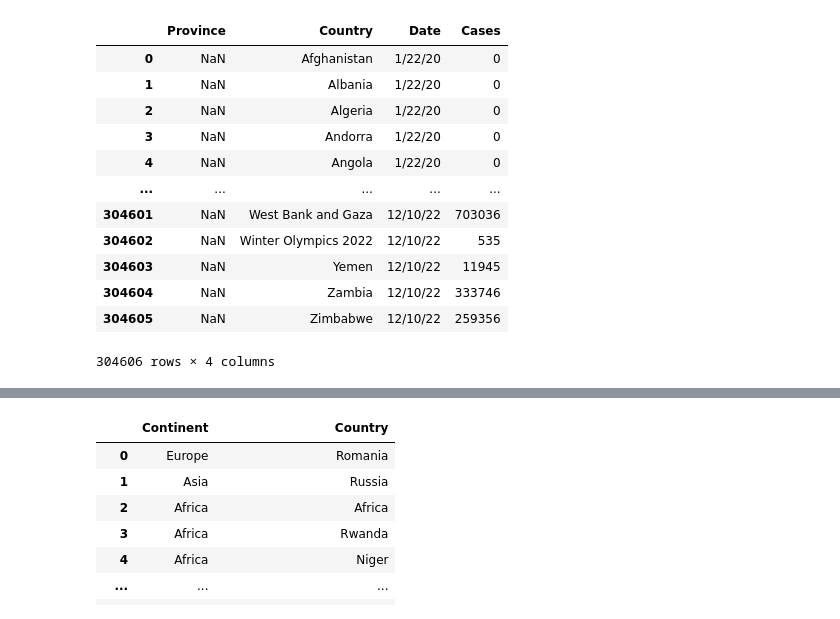
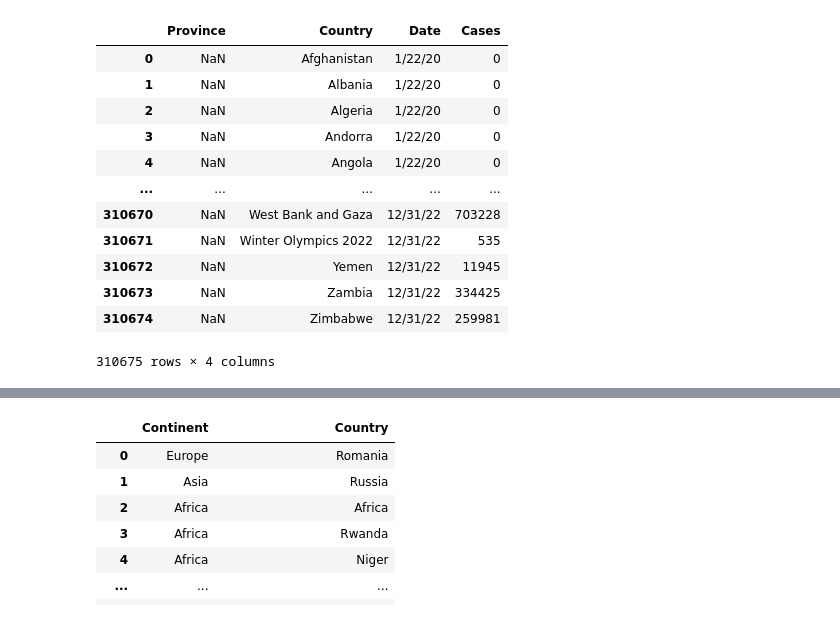
Before and after one commit to menlodoug/covid_crunching, a Jupyter notebook: pandas/Global_Covid.ipynb, the cells around one changed output, grey strips where cells are left out. Cells and saved outputs as stored; diff of their text form; code cells hidden in the pictures.

```diff
--- a/pandas/Global_Covid.ipynb
+++ b/pandas/Global_Covid.ipynb
@@ -105,24 +105,24 @@ cases_df
 # %%
 cases = pd.melt(cases_df,
             id_vars=['Province','Country'],
-            value_vars=list(cases_df.columns[4:1058]), # list of days of the week
+            value_vars=list(cases_df.columns[4:1079]), # list of days of the week
             var_name='Date',
             value_name='Cases')
 cases
 # %% [output]
 |  | Province | Country | Date | Cases |
 | 0 | NaN | Afghanistan | 1/22/20 | 0 |
 | 1 | NaN | Albania | 1/22/20 | 0 |
 | 2 | NaN | Algeria | 1/22/20 | 0 |
 | 3 | NaN | Andorra | 1/22/20 | 0 |
 | 4 | NaN | Angola | 1/22/20 | 0 |
 | ... | ... | ... | ... | ... |
-| 304601 | NaN | West Bank and Gaza | 12/10/22 | 703036 |
-| 304602 | NaN | Winter Olympics 2022 | 12/10/22 | 535 |
-| 304603 | NaN | Yemen | 12/10/22 | 11945 |
-| 304604 | NaN | Zambia | 12/10/22 | 333746 |
-| 304605 | NaN | Zimbabwe | 12/10/22 | 259356 |
+| 310670 | NaN | West Bank and Gaza | 12/31/22 | 703228 |
+| 310671 | NaN | Winter Olympics 2022 | 12/31/22 | 535 |
+| 310672 | NaN | Yemen | 12/31/22 | 11945 |
+| 310673 | NaN | Zambia | 12/31/22 | 334425 |
+| 310674 | NaN | Zimbabwe | 12/31/22 | 259981 |
-304606 rows × 4 columns
+310675 rows × 4 columns
 # %%
 deaths_df = pd.read_csv('https://raw.githubusercontent.com/CSSEGISandData/COVID-19/master/csse_covid_19_data/csse_covid_19_time_series/time_series_covid19_deaths_global.csv')
 deaths_df.rename(columns={'Province/State':'Province','Country/Region':'Country'}, inplace=True)
```
Also changed, not shown: parts of 10 cells of this notebook, 40 other files.
